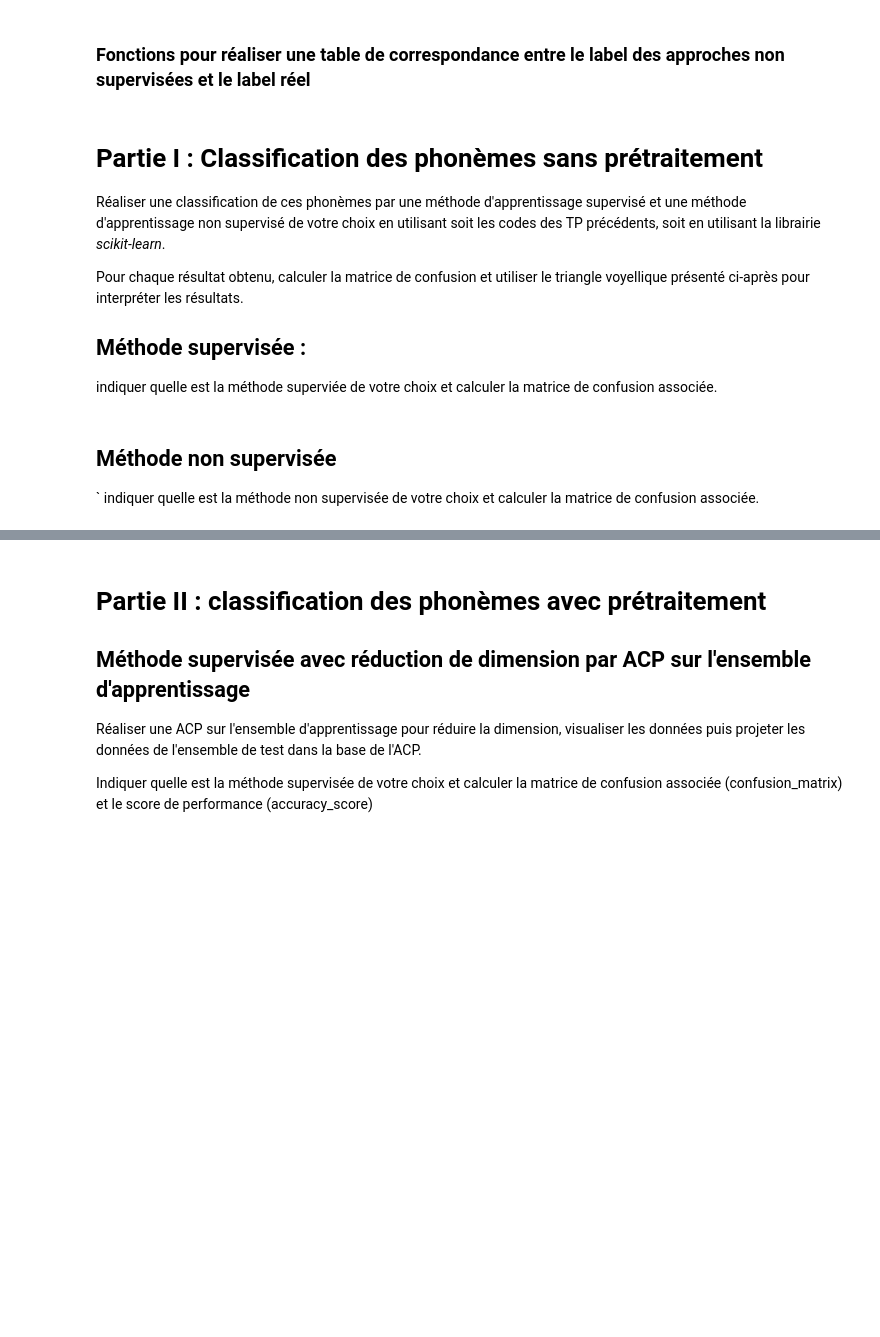
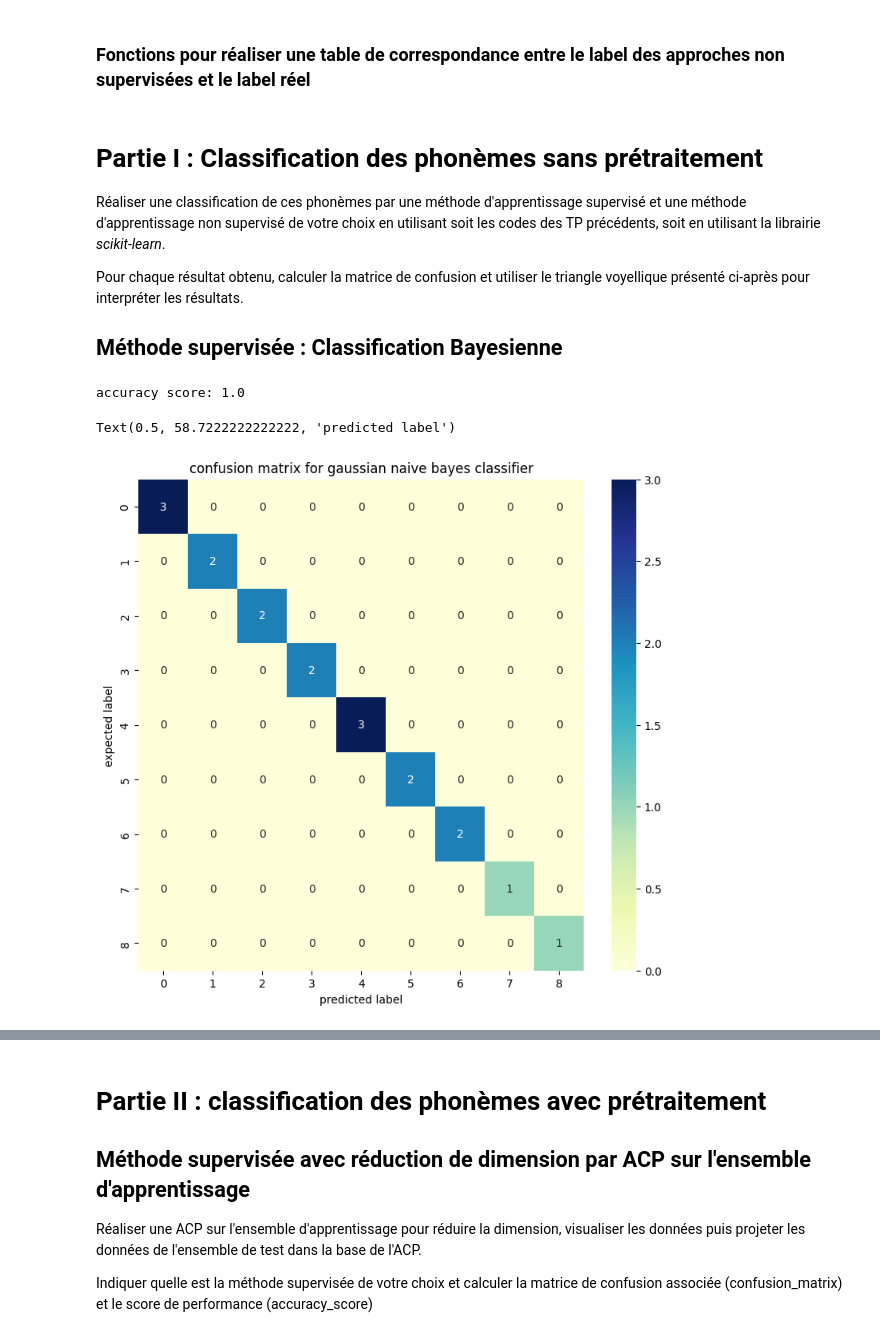
Before and after one commit to nohehf/classphoneme, a Jupyter notebook: Projet_Phonemes.ipynb, the cells around one changed output, grey strips where cells are left out. Saved outputs shown, nothing was run; the diff lists cells and outputs as text; code cells hidden in the pictures; blank space fills up the shorter version.

```diff
--- a/Projet_Phonemes.ipynb
+++ b/Projet_Phonemes.ipynb
@@ -116,5 +132,4 @@ Réaliser une classification de ces phonèmes par une méthode d'apprentissage s
 
 Pour chaque résultat obtenu, calculer la matrice de confusion et utiliser le triangle voyellique présenté ci-après pour interpréter les résultats.
 
-## Méthode supervisée  :
-indiquer quelle est la méthode superviée de votre choix et calculer la matrice de confusion associée.
+## Méthode supervisée  : Classification Bayesienne
@@ -127,4 +135,0 @@ from sklearn.metrics import confusion_matrix
-# %% [markdown]
-## Méthode non supervisée
-`
-indiquer quelle est la méthode non supervisée de votre choix et calculer la matrice de confusion associée.
@@ -132,0 +136,24 @@ indiquer quelle est la méthode non supervisée de votre choix et calculer la ma
+# %%
+# https://scikit-learn.org/stable/modules/naive_bayes.html
+# On choisit gaussian plutot que multinomial car la donnée est discrete (multinomial est adapté a compter des occurences par ex)
+from sklearn.naive_bayes import GaussianNB
+
+classifier = GaussianNB()
+fit = classifier.fit(X_train, y_train)
+
+y_predicted = classifier.predict(X_test)
+
+# on compare les predictions avec le jeu de test
+score = accuracy_score(y_test, y_predicted)
+print(f"accuracy score: {score}")
+
+cm = confusion_matrix(y_true=y_test, y_pred=y_predicted)
+plt.figure(figsize=(9, 8))
+sns.heatmap(cm, annot=True, cmap="YlGnBu")
+plt.title('confusion matrix for gaussian naive bayes classifier')
+plt.ylabel("expected label")
+plt.xlabel("predicted label")
+# %% [output]
+accuracy score: 1.0
+Text(0.5, 58.7222222222222, 'predicted label')
+[figure, added]
```
Also changed, not shown: parts of 17 cells of this notebook.
